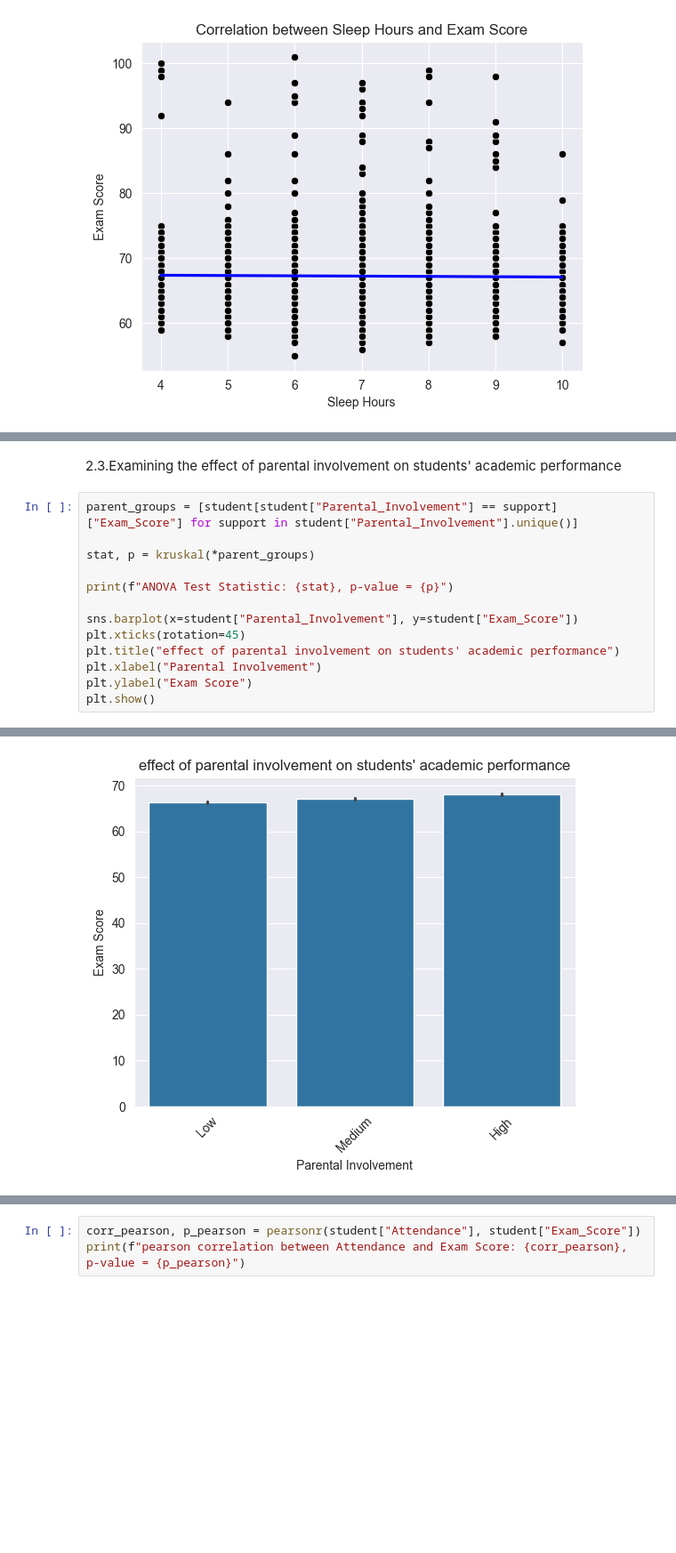
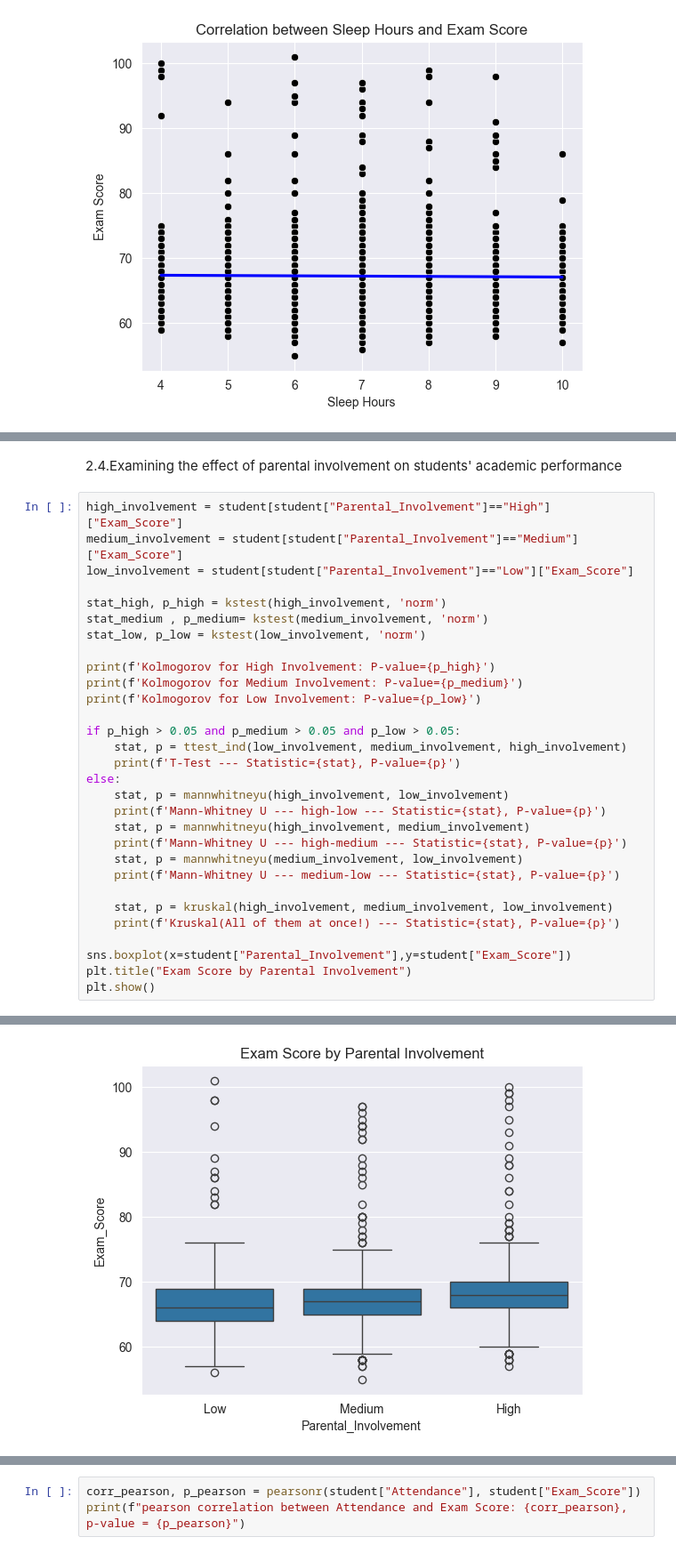
Before and after one commit to MohammadMahdiRazavi/Machine-Learning-Course, a Jupyter notebook: FirstAssignment/StudentPerformanceFactors.ipynb, the cells around one changed output, grey strips where cells are left out. Shown at 89% size. Drawn from its saved outputs; the diff is of its cells as text; blank space fills up the shorter version.

```diff
--- a/FirstAssignment/StudentPerformanceFactors.ipynb
+++ b/FirstAssignment/StudentPerformanceFactors.ipynb
@@ -152,16 +160,33 @@ spearman correlation between Study Hours and Exam Score: 0.4823435052922147, p-v
 # %% [markdown]
-2.3.Examining the effect of parental involvement on students' academic performance
+2.4.Examining the effect of parental involvement on students' academic performance
 # %%
-parent_groups = [student[student["Parental_Involvement"] == support]["Exam_Score"] for support in student["Parental_Involvement"].unique()]
+high_involvement = student[student["Parental_Involvement"]=="High"]["Exam_Score"]
+medium_involvement = student[student["Parental_Involvement"]=="Medium"]["Exam_Score"]
+low_involvement = student[student["Parental_Involvement"]=="Low"]["Exam_Score"]
 
-stat, p = kruskal(*parent_groups)
+stat_high, p_high = kstest(high_involvement, 'norm')
+stat_medium , p_medium= kstest(medium_involvement, 'norm')
+stat_low, p_low = kstest(low_involvement, 'norm')
 
-print(f"ANOVA Test Statistic: {stat}, p-value = {p}")
+print(f'Kolmogorov for High Involvement: P-value={p_high}')
+print(f'Kolmogorov for Medium Involvement: P-value={p_medium}')
+print(f'Kolmogorov for Low Involvement: P-value={p_low}')
 
-sns.barplot(x=student["Parental_Involvement"], y=student["Exam_Score"])
-plt.xticks(rotation=45)
-plt.title("effect of parental involvement on students' academic performance")
-plt.xlabel("Parental Involvement")
-plt.ylabel("Exam Score")
+if p_high > 0.05 and p_medium > 0.05 and p_low > 0.05:
+    stat, p = ttest_ind(low_involvement, medium_involvement, high_involvement)
+    print(f'T-Test --- Statistic={stat}, P-value={p}')
+else:
+    stat, p = mannwhitneyu(high_involvement, low_involvement)
+    print(f'Mann-Whitney U --- high-low --- Statistic={stat}, P-value={p}')
+    stat, p = mannwhitneyu(high_involvement, medium_involvement)
+    print(f'Mann-Whitney U --- high-medium --- Statistic={stat}, P-value={p}')
+    stat, p = mannwhitneyu(medium_involvement, low_involvement)
+    print(f'Mann-Whitney U --- medium-low --- Statistic={stat}, P-value={p}')
+
+    stat, p = kruskal(high_involvement, medium_involvement, low_involvement)
+    print(f'Kruskal(All of them at once!) --- Statistic={stat}, P-value={p}')
+
+sns.boxplot(x=student["Parental_Involvement"],y=student["Exam_Score"])
+plt.title("Exam Score by Parental Involvement")
 plt.show()
 # %% [output]
@@ -169,2 +200,2 @@ ANOVA Test Statistic: 186.93474323076737, p-value = 2.5564439156945135e-41
-[figure, old version]
+[figure, new version]
 # %% [markdown]
```
Also changed, not shown: parts of 22 cells of this notebook.
